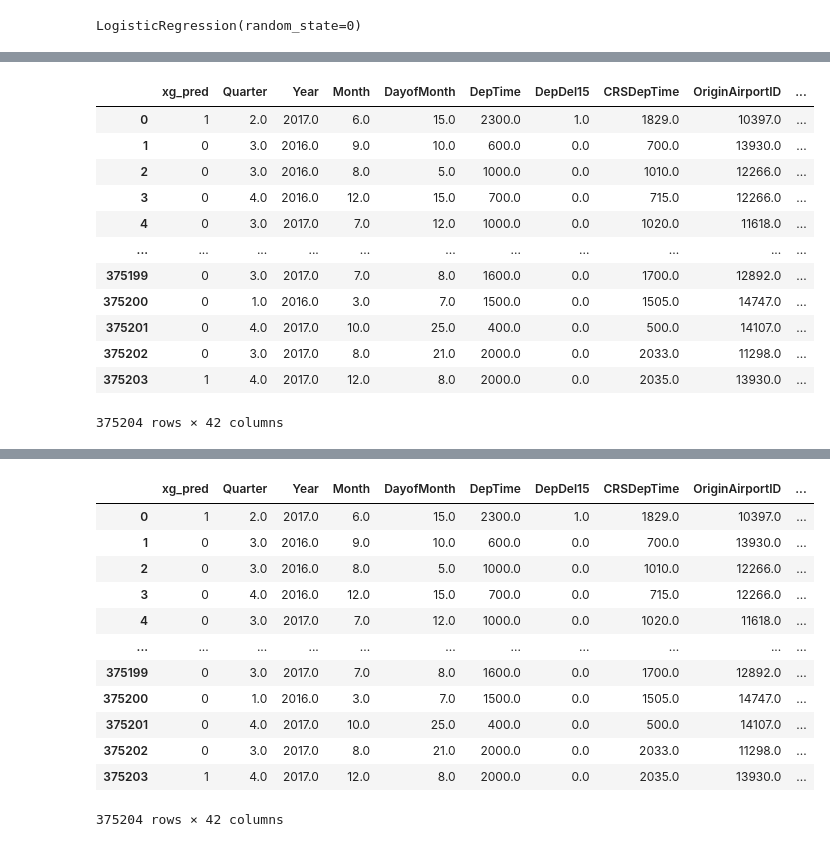
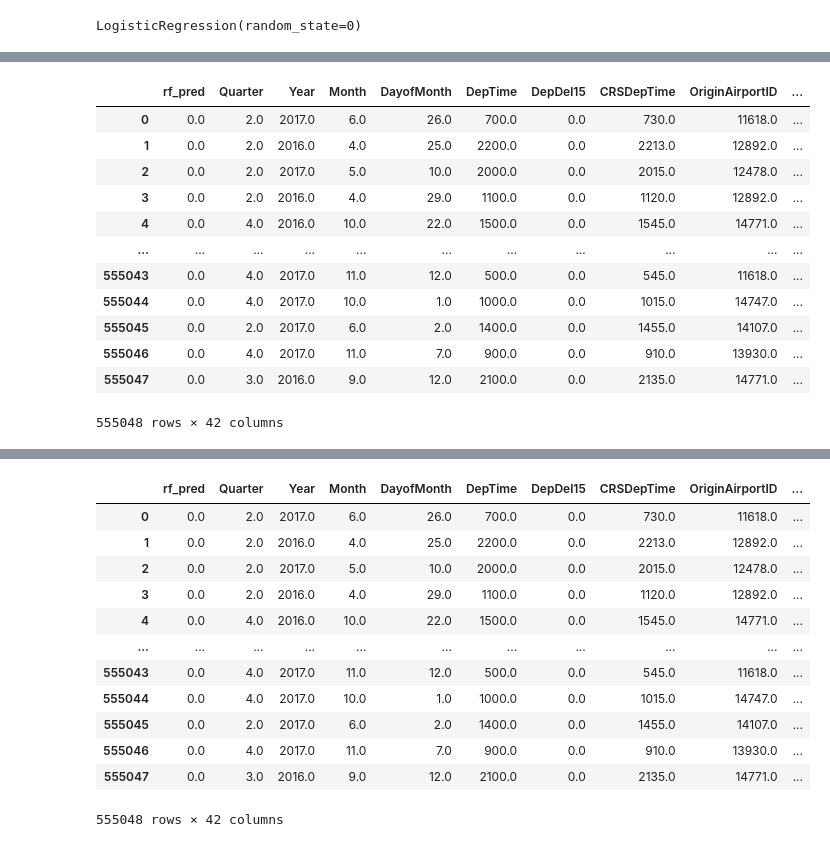
Before and after one commit to AMVamsi/Flight_Delay_Prediction, a Jupyter notebook: Classification.ipynb, the cells around one changed output, grey strips where cells are left out. Cells and saved outputs as stored; diff of their text form; code cells hidden in the pictures.

```diff
--- a/Classification.ipynb
+++ b/Classification.ipynb
@@ -77,7 +77,8 @@ feature_test = np.asarray(df_select)
 xrun=pd.DataFrame()
 yrun=pd.DataFrame()
 xrun=pd.read_csv("/Users/msml/Vamsi/SF/SF_Projects/X_run.csv")
-xrun=np.asarra y(xrun)
+select_un = xrun.drop(["5","4"],axis=1)
+xrun=np.asarray(select_un)
 yrun=pd.read_csv("/Users/msml/Vamsi/SF/SF_Projects/y_run.csv")
 yrun=np.asarray(yrun["0"])
 # %%
@@ -161,8 +163,8 @@ XGBClassifier(base_score=0.5, booster='gbtree', colsample_bylevel=1,
               tree_method='exact', validate_parameters=1, verbosity=None)
 # %%
 from xgboost import XGBClassifier
-classifier = XGBClassifier()
-classifier.fit(xrun, yrun)
+classi_xgun= XGBClassifier()
+classi_xgun.fit(xrun, yrun)
 # %% [output]
 XGBClassifier(base_score=0.5, booster='gbtree', colsample_bylevel=1,
               colsample_bynode=1, colsample_bytree=1, gamma=0, gpu_id=-1,
@@ -237,8 +239,8 @@ classifier.fit(features_train, labels_train)
 RandomForestClassifier()
 # %%
 from sklearn.ensemble import RandomForestClassifier
-classifier = RandomForestClassifier()
-classifier.fit(xrun, yrun)
+classi_fun= RandomForestClassifier()
+classi_fun.fit(xrun, yrun)
 # %% [output]
 RandomForestClassifier()
 # %%
@@ -376,0 +379,2 @@ weighted avg       0.90      0.90      0.90    370032
+# %%
+z_pred_un = classi_fun.predict(feature_test)
@@ -383,22 +399,22 @@ df2.to_csv('xg_pred.csv',index=False)
 df2=pd.DataFrame(z_pred_ov,columns = ["z_pred_ov"])
 df2.to_csv('RF.csv',index=False)
 # %%
-t.insert(0, "xg_pred",x_pred)
+t.insert(0, "rf_pred",z_pred_un)
 t
 # %% [output]
-|  | xg_pred | Quarter | Year | Month | DayofMonth | DepTime | DepDel15 | CRSDepTime | OriginAirportID | ... |
-| 0 | 1 | 2.0 | 2017.0 | 6.0 | 15.0 | 2300.0 | 1.0 | 1829.0 | 10397.0 | ... |
-| 1 | 0 | 3.0 | 2016.0 | 9.0 | 10.0 | 600.0 | 0.0 | 700.0 | 13930.0 | ... |
-| 2 | 0 | 3.0 | 2016.0 | 8.0 | 5.0 | 1000.0 | 0.0 | 1010.0 | 12266.0 | ... |
-| 3 | 0 | 4.0 | 2016.0 | 12.0 | 15.0 | 700.0 | 0.0 | 715.0 | 12266.0 | ... |
-| 4 | 0 | 3.0 | 2017.0 | 7.0 | 12.0 | 1000.0 | 0.0 | 1020.0 | 11618.0 | ... |
+|  | rf_pred | Quarter | Year | Month | DayofMonth | DepTime | DepDel15 | CRSDepTime | OriginAirportID | ... |
+| 0 | 0.0 | 2.0 | 2017.0 | 6.0 | 26.0 | 700.0 | 0.0 | 730.0 | 11618.0 | ... |
+| 1 | 0.0 | 2.0 | 2016.0 | 4.0 | 25.0 | 2200.0 | 0.0 | 2213.0 | 12892.0 | ... |
+| 2 | 0.0 | 2.0 | 2017.0 | 5.0 | 10.0 | 2000.0 | 0.0 | 2015.0 | 12478.0 | ... |
+| 3 | 0.0 | 2.0 | 2016.0 | 4.0 | 29.0 | 1100.0 | 0.0 | 1120.0 | 12892.0 | ... |
+| 4 | 0.0 | 4.0 | 2016.0 | 10.0 | 22.0 | 1500.0 | 0.0 | 1545.0 | 14771.0 | ... |
 | ... | ... | ... | ... | ... | ... | ... | ... | ... | ... | ... |
-| 375199 | 0 | 3.0 | 2017.0 | 7.0 | 8.0 | 1600.0 | 0.0 | 1700.0 | 12892.0 | ... |
-| 375200 | 0 | 1.0 | 2016.0 | 3.0 | 7.0 | 1500.0 | 0.0 | 1505.0 | 14747.0 | ... |
-| 375201 | 0 | 4.0 | 2017.0 | 10.0 | 25.0 | 400.0 | 0.0 | 500.0 | 14107.0 | ... |
-| 375202 | 0 | 3.0 | 2017.0 | 8.0 | 21.0 | 2000.0 | 0.0 | 2033.0 | 11298.0 | ... |
-| 375203 | 1 | 4.0 | 2017.0 | 12.0 | 8.0 | 2000.0 | 0.0 | 2035.0 | 13930.0 | ... |
+| 555043 | 0.0 | 4.0 | 2017.0 | 11.0 | 12.0 | 500.0 | 0.0 | 545.0 | 11618.0 | ... |
+| 555044 | 0.0 | 4.0 | 2017.0 | 10.0 | 1.0 | 1000.0 | 0.0 | 1015.0 | 14747.0 | ... |
+| 555045 | 0.0 | 2.0 | 2017.0 | 6.0 | 2.0 | 1400.0 | 0.0 | 1455.0 | 14107.0 | ... |
+| 555046 | 0.0 | 4.0 | 2017.0 | 11.0 | 7.0 | 900.0 | 0.0 | 910.0 | 13930.0 | ... |
+| 555047 | 0.0 | 3.0 | 2016.0 | 9.0 | 12.0 | 2100.0 | 0.0 | 2135.0 | 14771.0 | ... |
-375204 rows × 42 columns
+555048 rows × 42 columns
 # %%
 t.insert(0, "RF_pred",z_pred_ov)
 t
@@ -420,20 +436,20 @@ t
 t.to_csv('RF_classifi.csv',index=False)
 # %%
 d=pd.DataFrame()
-d=pd.read_csv("/Users/msml/Vamsi/SF/SF_Projects/xg_classifi.csv")
+d=pd.read_csv("/Users/msml/Vamsi/SF/SF_Projects/RF_classifi.csv")
 d
 # %% [output]
-|  | xg_pred | Quarter | Year | Month | DayofMonth | DepTime | DepDel15 | CRSDepTime | OriginAirportID | ... |
-| 0 | 1 | 2.0 | 2017.0 | 6.0 | 15.0 | 2300.0 | 1.0 | 1829.0 | 10397.0 | ... |
-| 1 | 0 | 3.0 | 2016.0 | 9.0 | 10.0 | 600.0 | 0.0 | 700.0 | 13930.0 | ... |
-| 2 | 0 | 3.0 | 2016.0 | 8.0 | 5.0 | 1000.0 | 0.0 | 1010.0 | 12266.0 | ... |
-| 3 | 0 | 4.0 | 2016.0 | 12.0 | 15.0 | 700.0 | 0.0 | 715.0 | 12266.0 | ... |
-| 4 | 0 | 3.0 | 2017.0 | 7.0 | 12.0 | 1000.0 | 0.0 | 1020.0 | 11618.0 | ... |
+|  | rf_pred | Quarter | Year | Month | DayofMonth | DepTime | DepDel15 | CRSDepTime | OriginAirportID | ... |
+| 0 | 0.0 | 2.0 | 2017.0 | 6.0 | 26.0 | 700.0 | 0.0 | 730.0 | 11618.0 | ... |
+| 1 | 0.0 | 2.0 | 2016.0 | 4.0 | 25.0 | 2200.0 | 0.0 | 2213.0 | 12892.0 | ... |
+| 2 | 0.0 | 2.0 | 2017.0 | 5.0 | 10.0 | 2000.0 | 0.0 | 2015.0 | 12478.0 | ... |
+| 3 | 0.0 | 2.0 | 2016.0 | 4.0 | 29.0 | 1100.0 | 0.0 | 1120.0 | 12892.0 | ... |
+| 4 | 0.0 | 4.0 | 2016.0 | 10.0 | 22.0 | 1500.0 | 0.0 | 1545.0 | 14771.0 | ... |
 | ... | ... | ... | ... | ... | ... | ... | ... | ... | ... | ... |
-| 375199 | 0 | 3.0 | 2017.0 | 7.0 | 8.0 | 1600.0 | 0.0 | 1700.0 | 12892.0 | ... |
-| 375200 | 0 | 1.0 | 2016.0 | 3.0 | 7.0 | 1500.0 | 0.0 | 1505.0 | 14747.0 | ... |
-| 375201 | 0 | 4.0 | 2017.0 | 10.0 | 25.0 | 400.0 | 0.0 | 500.0 | 14107.0 | ... |
-| 375202 | 0 | 3.0 | 2017.0 | 8.0 | 21.0 | 2000.0 | 0.0 | 2033.0 | 11298.0 | ... |
-| 375203 | 1 | 4.0 | 2017.0 | 12.0 | 8.0 | 2000.0 | 0.0 | 2035.0 | 13930.0 | ... |
+| 555043 | 0.0 | 4.0 | 2017.0 | 11.0 | 12.0 | 500.0 | 0.0 | 545.0 | 11618.0 | ... |
+| 555044 | 0.0 | 4.0 | 2017.0 | 10.0 | 1.0 | 1000.0 | 0.0 | 1015.0 | 14747.0 | ... |
+| 555045 | 0.0 | 2.0 | 2017.0 | 6.0 | 2.0 | 1400.0 | 0.0 | 1455.0 | 14107.0 | ... |
+| 555046 | 0.0 | 4.0 | 2017.0 | 11.0 | 7.0 | 900.0 | 0.0 | 910.0 | 13930.0 | ... |
+| 555047 | 0.0 | 3.0 | 2016.0 | 9.0 | 12.0 | 2100.0 | 0.0 | 2135.0 | 14771.0 | ... |
-375204 rows × 42 columns
+555048 rows × 42 columns
 # %%
```
Also changed, not shown: parts of 38 cells of this notebook.
